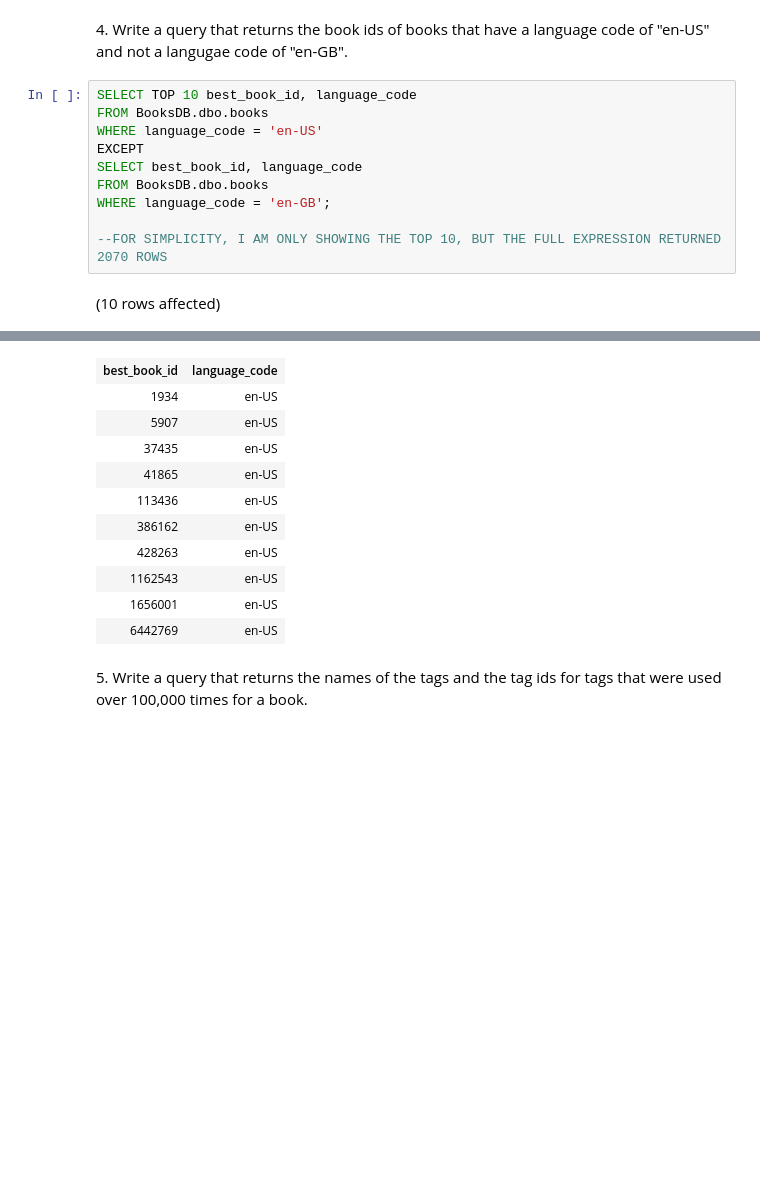
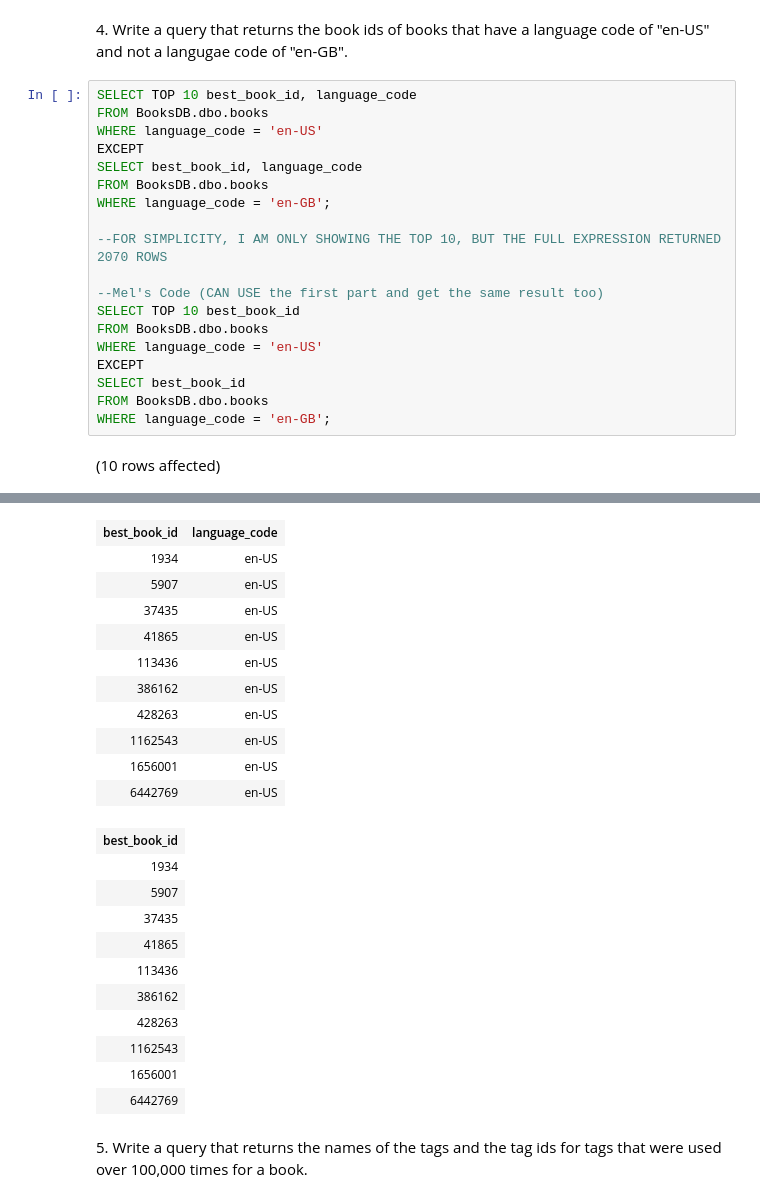
Before and after one commit to odelmas-sci/sql-part4-exercises, a Jupyter notebook: sql-part4.ipynb, the cells around one changed output, grey strips where cells are left out. Saved outputs shown, nothing was run; the diff lists cells and outputs as text; blank space fills up the shorter version.

```diff
--- a/sql-part4.ipynb
+++ b/sql-part4.ipynb
@@ -99,5 +171,14 @@ FROM BooksDB.dbo.books
 WHERE language_code = 'en-GB';
 
 --FOR SIMPLICITY, I AM ONLY SHOWING THE TOP 10, BUT THE FULL EXPRESSION RETURNED 2070 ROWS
+
+--Mel's Code (CAN USE the first part and get the same result too)
+SELECT TOP 10 best_book_id
+FROM BooksDB.dbo.books
+WHERE language_code = 'en-US'
+EXCEPT
+SELECT best_book_id
+FROM BooksDB.dbo.books
+WHERE language_code = 'en-GB';
 # %% [output]
 (10 rows affected)
@@ -105,14 +187,25 @@ Total execution time: 00:00:00.048
 | best_book_id | language_code |
 | 1934 | en-US |
 | 5907 | en-US |
 | 37435 | en-US |
 | 41865 | en-US |
 | 113436 | en-US |
 | 386162 | en-US |
 | 428263 | en-US |
 | 1162543 | en-US |
 | 1656001 | en-US |
 | 6442769 | en-US |
+| best_book_id |
+| 1934 |
+| 5907 |
+| 37435 |
+| 41865 |
+| 113436 |
+| 386162 |
+| 428263 |
+| 1162543 |
+| 1656001 |
+| 6442769 |
 # %% [markdown]
 5. Write a query that returns the names of the tags and the tag ids for tags that were used over 100,000 times for a book.
 # %%
```
Also changed, not shown: parts of 5 cells of this notebook.
